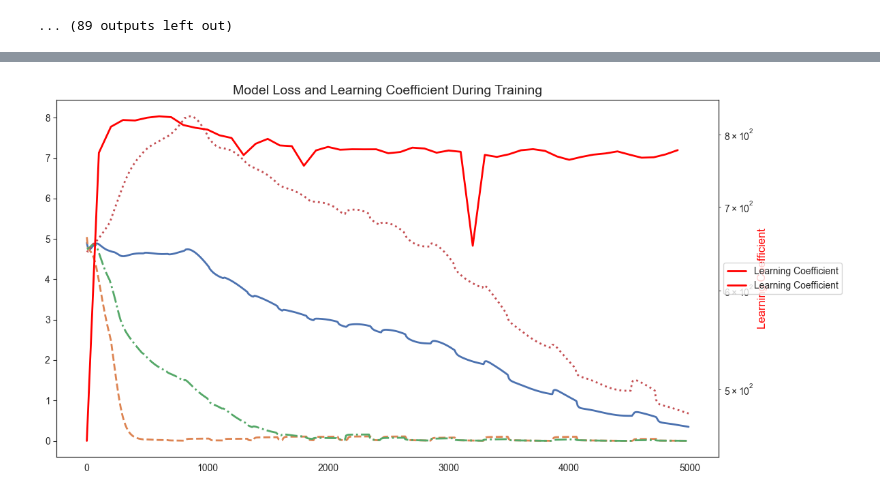
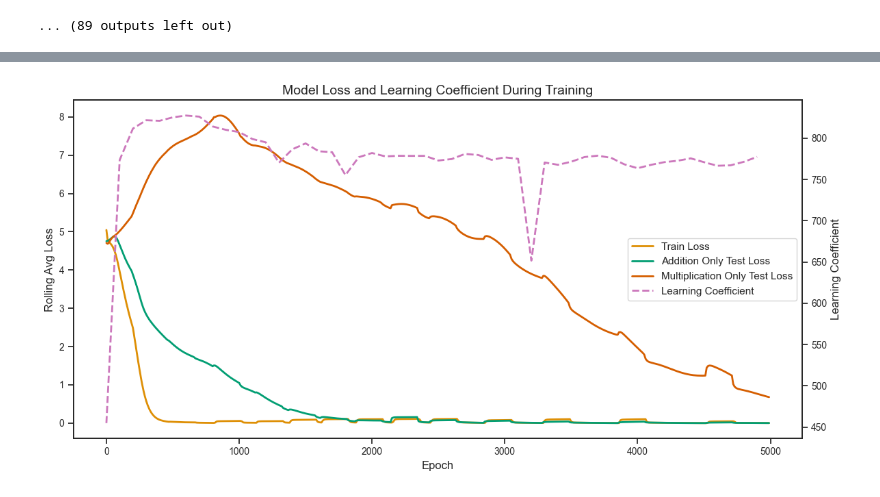
Before and after one commit to james-sullivan/ArithmeticTransformer, a Jupyter notebook: src/GrokkingAdditionMultiplication.ipynb, the cells around one changed output, grey strips where cells are left out. Cells and saved outputs as stored; diff of their text form; code cells hidden in the pictures.

Commit message:
Update graph code

```diff
--- a/src/GrokkingAdditionMultiplication.ipynb
+++ b/src/GrokkingAdditionMultiplication.ipynb
@@ -408,7 +408,8 @@ def evaluate(model, data):
         "logits": model(inputs)
     }
 
-llc_estimates = []
+llc_estimates_sgld = []
+llc_estimates_sgld = []
 
 for saved_model in tqdm.tqdm(model_checkpoints):
     model.load_state_dict(saved_model)
@@ -463,53 +464,45 @@ line(llc_estimates, xaxis="Epoch", yaxis="LLC", title="Learning Coefficient Esti
 # %%
 import seaborn as sns
 import matplotlib.pyplot as plt
 import numpy as np
 
 # Assuming you have your data prepared as before
 epochs = np.arange(0, 5000, 10)
 lc_epochs = np.arange(0, 5000, 100)
 
 # Set up the plot
 plt.figure(figsize=(12, 6))
-sns.set_style("white")
-# sns.despine()
+sns.set_style("ticks")
 
-# Color palette
-colors = sns.color_palette("deep", 4)
+# Create the main axis
+ax1 = plt.gca()
 
 # Plot loss curves
-plt.plot(epochs, test_losses_avg[::10], color=colors[0], label='Test Loss', linewidth=2)
-plt.plot(epochs, train_losses_avg[::10], color=colors[1], linestyle='--', label='Train Loss', linewidth=2)
-plt.plot(epochs, add_test_losses_avg, color=colors[2], linestyle='-.', label='Add Test Loss', linewidth=2)
-plt.plot(epochs, multi_test_losses_avg, color=colors[3], linestyle=':', label='Multi Test Loss', linewidth=2)
+#ax1.plot(epochs, test_losses_avg[::10], color=colors[0], label='Test Loss', linewidth=2)
+ax1.plot(epochs, train_losses_avg[::10], color=colors[1], label='Train Loss', linewidth=2)
+ax1.plot(epochs, add_test_losses_avg, color=colors[2], label='Addition Only Test Loss', linewidth=2)
+ax1.plot(epochs, multi_test_losses_avg, color=colors[3], label='Multiplication Only Test Loss', linewidth=2)
 
 # Set up the second y-axis for learning coefficient
-ax2 = plt.twinx()
-ax2.plot(lc_epochs, llc_estimates, color='red', label='Learning Coefficient', linewidth=2)
+ax2 = ax1.twinx()
+ax2.plot(lc_epochs, llc_estimates, color=colors[4], linestyle='--', label='Learning Coefficient', linewidth=2)
 
 # Customize the plot
-plt.xlabel('Epochs', fontsize=12)
-plt.ylabel('Loss', fontsize=12)
-ax2.set_ylabel('Learning Coefficient', fontsize=12, color='red')
-
+ax1.set_xlabel('Epoch', fontsize=12)
+ax1.set_ylabel('Rolling Avg Loss', fontsize=12)
+ax2.set_ylabel('Learning Coefficient', fontsize=12)
 plt.title('Model Loss and Learning Coefficient During Training', fontsize=14)
 
 # Adjust tick parameters
-plt.tick_params(axis='both', which='major', labelsize=10)
-ax2.tick_params(axis='y', labelcolor='red')
+ax1.tick_params(axis='both', which='major', labelsize=10)
+ax2.tick_params(axis='y', which='major', labelsize=10)
 
 # Create a combined legend
-lines1, labels1 = plt.gca().get_legend_handles_labels()
+lines1, labels1 = ax1.get_legend_handles_labels()
 lines2, labels2 = ax2.get_legend_handles_labels()
-ax2.legend(lines1 + lines2, labels1 + labels2, loc='center left', bbox_to_anchor=(1, 0.5), fontsize=10)
-
-# Set y-axis to log scale for loss
-plt.yscale('log')
-
-# Improve grid appearance
-plt.grid(True, linestyle='--', alpha=0.7)
+ax1.legend(lines1 + lines2, labels1 + labels2, loc='center right') # bbox_to_anchor=(1.1, 1), fontsize=10)
 
 plt.tight_layout()
 plt.show()
 # %% [output]
-[figure, old version]
+[figure, new version]
```
Also changed, not shown: 1 other file.
